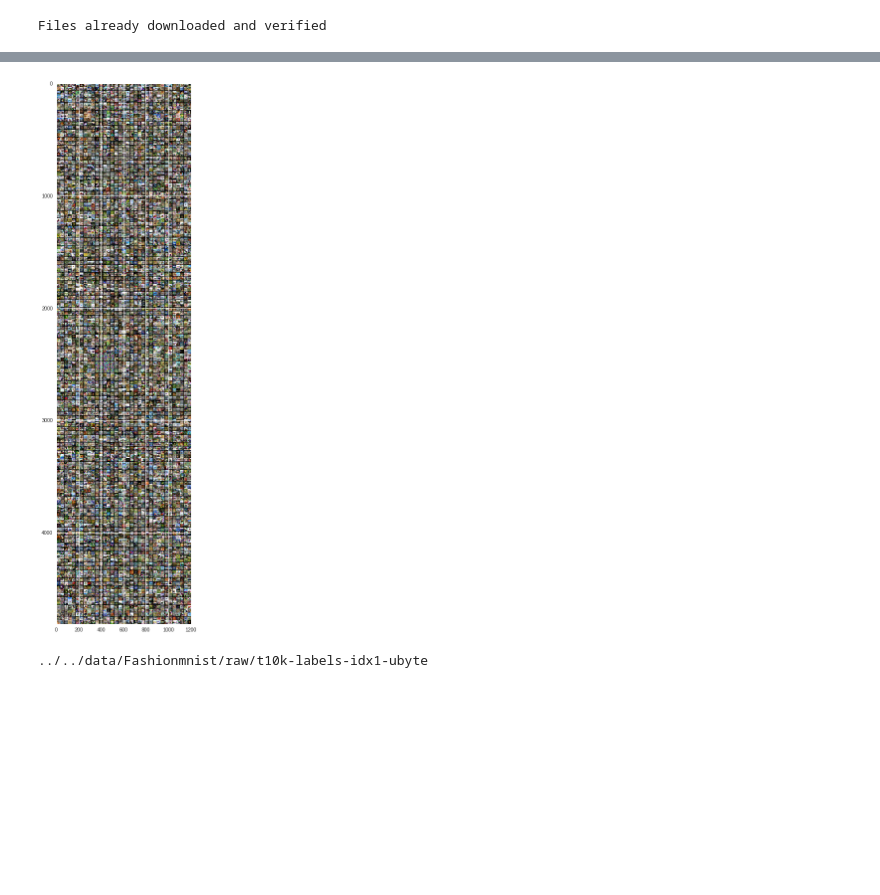
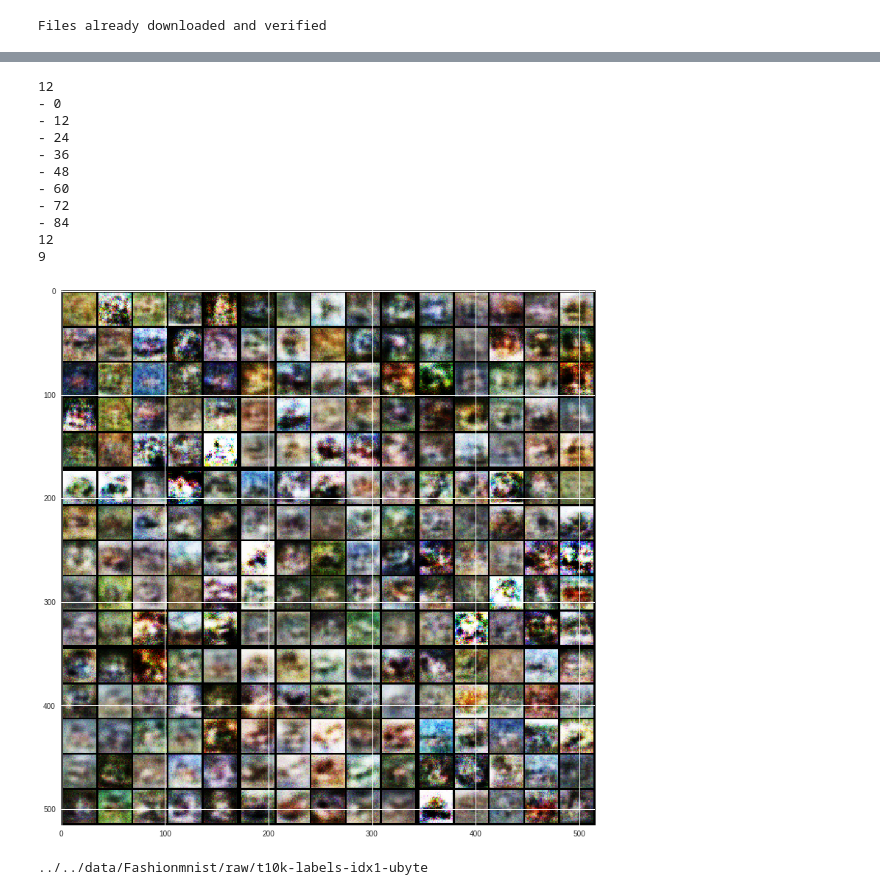
Before and after one commit to miguelrq/GANs, a Jupyter notebook: GAN-CIFAR10.ipynb, the cells around one changed output, grey strips where cells are left out. Cells and saved outputs as stored; diff of their text form; code cells hidden in the pictures; blank space fills up the shorter version.

```diff
--- a/GAN-CIFAR10.ipynb
+++ b/GAN-CIFAR10.ipynb
@@ -43,7 +42,7 @@ from torch.autograd import Variable
 os.makedirs('images', exist_ok=True)
 
 
-n_epochs = 200
+n_epochs = 100
 batch_size = 64
 lr = 0.0002
 b1 = 0.5
@@ -186,5 +185,5 @@ for epoch in range(n_epochs):
                                                             d_loss.item(), g_loss.item()))
 
         if batches_done % sample_interval == 0:
-            save_image(gen_imgs.data[:25], 'images/%d.png' % batches_done, nrow=5, normalize=True)
+            save_image(gen_imgs.data[:25], 'images/%08d.png' % batches_done, nrow=5, normalize=True)
 # %% [output]
@@ -216,30 +238,54 @@ image_list = []
 for filename in glob.glob('images/*.png'): #assuming gif
     im=Image.open(filename)
     image_list.append(im)
+# %%
+import numpy as np
+import matplotlib.pyplot as plt
+
+def get_sample(array,x):
+  steps = int(len(array)/(x-1))
+  print(steps)
+  new_array = []
+  for i in range(0,steps-4):
+    print("-",i*steps)
+    new_array.append(array[i*steps])
+  new_array.append(array[-1])
+  print(steps)
+  print(len(new_array))
+  return new_array
 # %%
-import numpy as np
-import matplotlib.pyplot as plt
 
-def gallery(array, ncols=7):
+def gallery(array, ncols=3):
     nindex, height, width, intensity = array.shape
     nrows = nindex//ncols
     assert nindex == nrows*ncols
     # want result.shape = (height*nrows, width*ncols, intensity)
     result = (array.reshape(nrows, ncols, height, width, intensity)
               .swapaxes(1,2)
               .reshape(height*nrows, width*ncols, intensity))
     return result
 
-def make_array():
-    return np.array([np.array(img) for img in image_list])
+def make_array(image_array):
+    return np.array([np.array(img) for img in image_array])
 
-array = make_array()
+array = make_array(get_sample(image_list,9))
 result = gallery(array)
 plt.figure(figsize=(13,20))
 plt.imshow(result)
 plt.show()
 # %% [output]
+12
+- 0
+- 12
+- 24
+- 36
+- 48
+- 60
+- 72
+- 84
+12
+9
-[figure, old version]
+[figure, new version]
 # %%
 !ls ../../data/Fashionmnist/raw/
 # %% [output]
```
Also changed, not shown: parts of 5 cells of this notebook.
